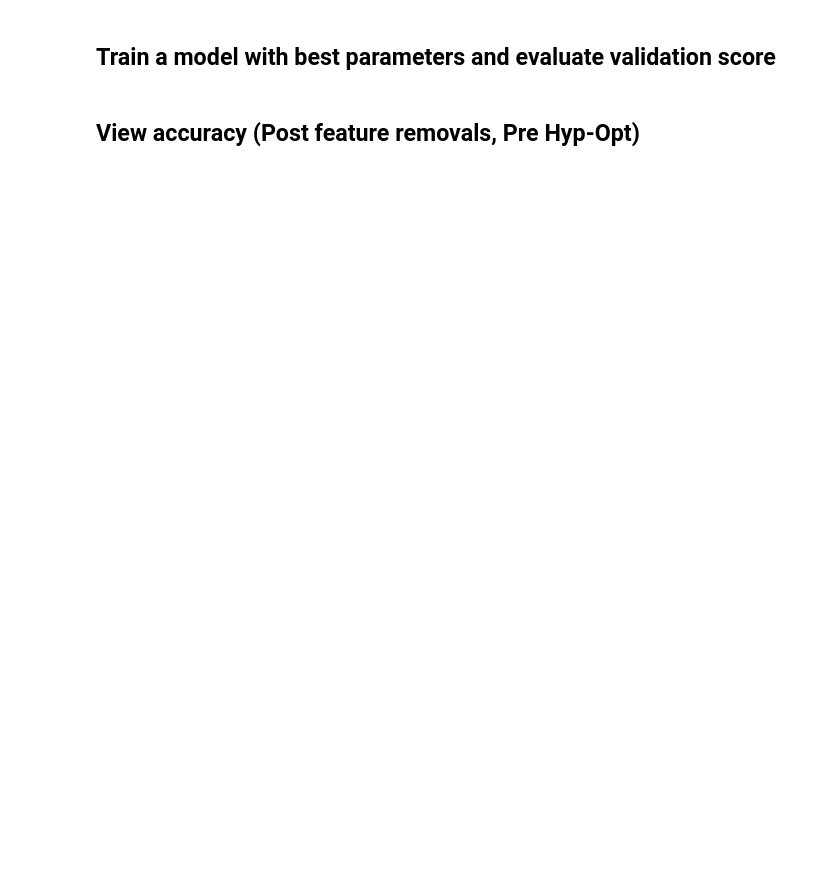
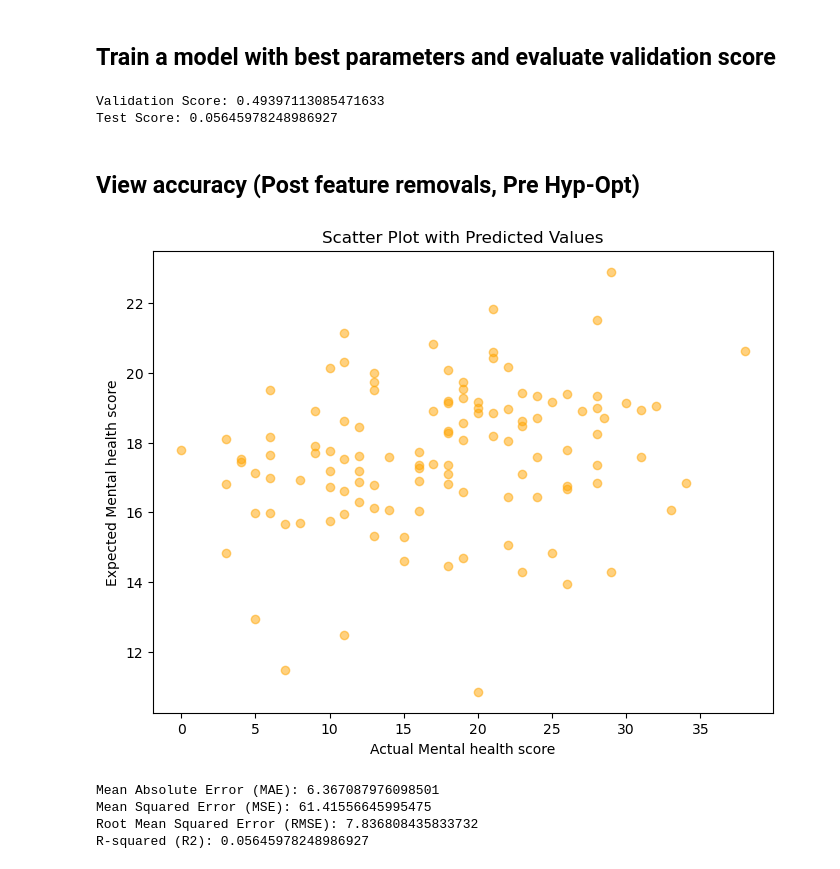
Before and after one commit to ElliceNels/B3EPIC, a Jupyter notebook: Random_Forest_Regression.ipynb, the cells around one changed output. Cells and saved outputs as stored; diff of their text form; code cells hidden in the pictures; blank space fills up the shorter version.

```diff
--- a/Random_Forest_Regression.ipynb
+++ b/Random_Forest_Regression.ipynb
@@ -224,7 +300,7 @@ X
 #'y' is target variable
 y = dataset_enc['Mental health score']
 
-feature_imp_regressor = RandomForestRegressor(42)
+feature_imp_regressor = RandomForestRegressor(random_state=58)
 
 
 # Fitting Random Forest Regression to the dataset
@@ -267,7 +350,7 @@ param_grid = {
     'bootstrap': [True, False]  # Whether bootstrap samples are used when building trees
 }
 
-f_regressor = RandomForestRegressor(42)
+f_regressor = RandomForestRegressor(random_state=58)
 
 grid_search = GridSearchCV(f_regressor, param_grid, cv=5, scoring='neg_mean_squared_error')
 grid_search.fit(X_train, y_train.values.ravel())
@@ -276,7 +377,7 @@ best_parameters = print_results(grid_search)
 # %% [markdown]
 ## Train a model with best parameters and evaluate validation score
 # %%
-hp_feature_regressor = RandomForestRegressor(**best_parameters, random_state=37)
+hp_feature_regressor = RandomForestRegressor(**best_parameters, random_state=30)
 y_train = pd.DataFrame(y_train)
 y_val = pd.DataFrame(y_val)
 
@@ -292,15 +393,20 @@ print("Test Score:", test_score)
 
 # # Make predictions
 y_pred = hp_feature_regressor.predict(X_test)
+# %% [output]
+Validation Score: 0.49397113085471633
+Test Score: 0.05645978248986927
 # %% [markdown]
 ## View accuracy (Post feature removals, Pre Hyp-Opt)
 # %%
 plt.figure(figsize=(8, 6))
-plt.scatter(y_test, y_pred, alpha=0.5)
+plt.scatter(y_test, y_pred, alpha=0.5, color='orange')
 plt.xlabel('Actual Mental health score')
 plt.ylabel('Expected Mental health score')
 plt.title('Scatter Plot with Predicted Values')
 plt.show()
+# %% [output]
+[figure, added]
 # %%
 mae = mean_absolute_error(y_test, y_pred)
 mse = mean_squared_error(y_test, y_pred)
@@ -311,3 +417,8 @@ print("Mean Absolute Error (MAE):", mae)
 print("Mean Squared Error (MSE):", mse)
 print("Root Mean Squared Error (RMSE):", rmse)
 print("R-squared (R2):", r2)
+# %% [output]
+Mean Absolute Error (MAE): 6.367087976098501
+Mean Squared Error (MSE): 61.41556645995475
+Root Mean Squared Error (RMSE): 7.836808435833732
+R-squared (R2): 0.05645978248986927
```
Also changed, not shown: parts of 11 cells of this notebook.
